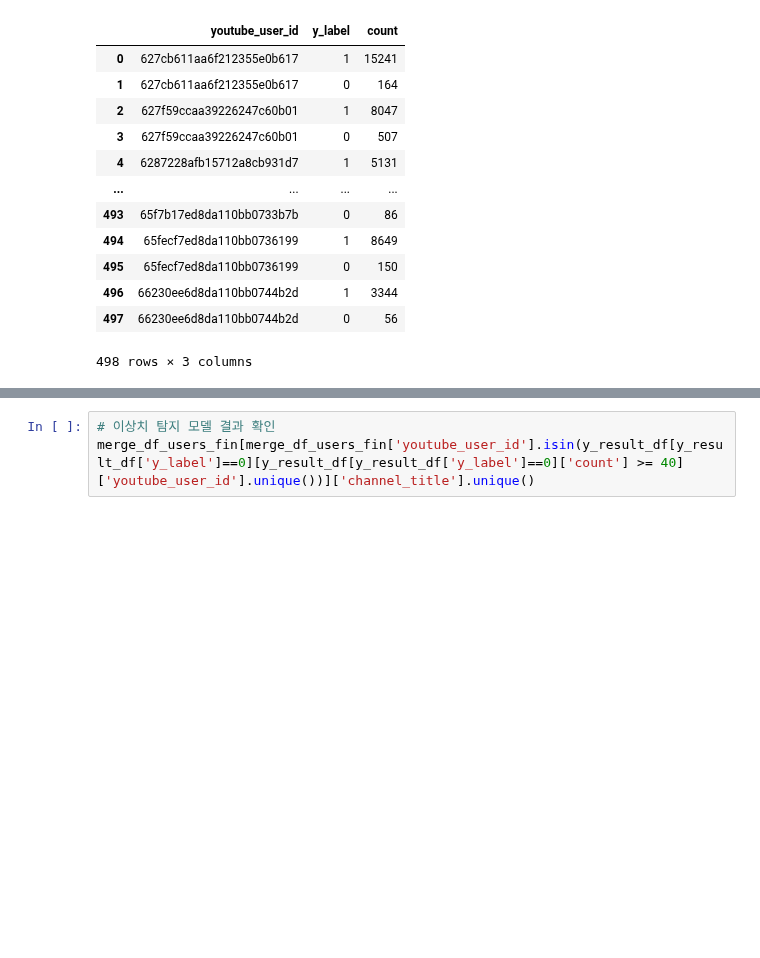
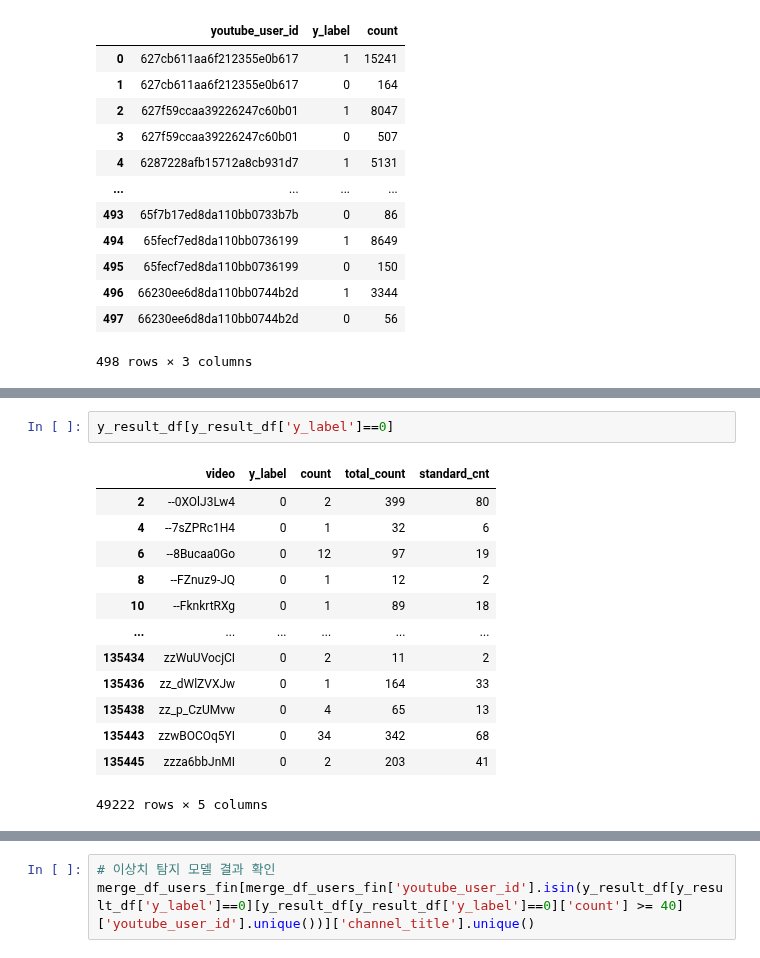
Before and after one commit to kkwann/awake, a Jupyter notebook: 3.EDA.ipynb, the cells around one changed output, grey strips where cells are left out. Drawn from its saved outputs; the diff is of its cells as text; blank space fills up the shorter version.

```diff
--- a/3.EDA.ipynb
+++ b/3.EDA.ipynb
@@ -670 +663,17 @@ y_result_df
 135446 rows × 5 columns
+# %%
+y_result_df[y_result_df['y_label']==0]
+# %% [output]
+|  | video | y_label | count | total_count | standard_cnt |
+| 2 | --0XOlJ3Lw4 | 0 | 2 | 399 | 80 |
+| 4 | --7sZPRc1H4 | 0 | 1 | 32 | 6 |
+| 6 | --8Bucaa0Go | 0 | 12 | 97 | 19 |
+| 8 | --FZnuz9-JQ | 0 | 1 | 12 | 2 |
+| 10 | --FknkrtRXg | 0 | 1 | 89 | 18 |
+| ... | ... | ... | ... | ... | ... |
+| 135434 | zzWuUVocjCI | 0 | 2 | 11 | 2 |
+| 135436 | zz_dWlZVXJw | 0 | 1 | 164 | 33 |
+| 135438 | zz_p_CzUMvw | 0 | 4 | 65 | 13 |
+| 135443 | zzwBOCOq5YI | 0 | 34 | 342 | 68 |
+| 135445 | zzza6bbJnMI | 0 | 2 | 203 | 41 |
+49222 rows × 5 columns
```
Also changed, not shown: parts of 6 cells of this notebook.
